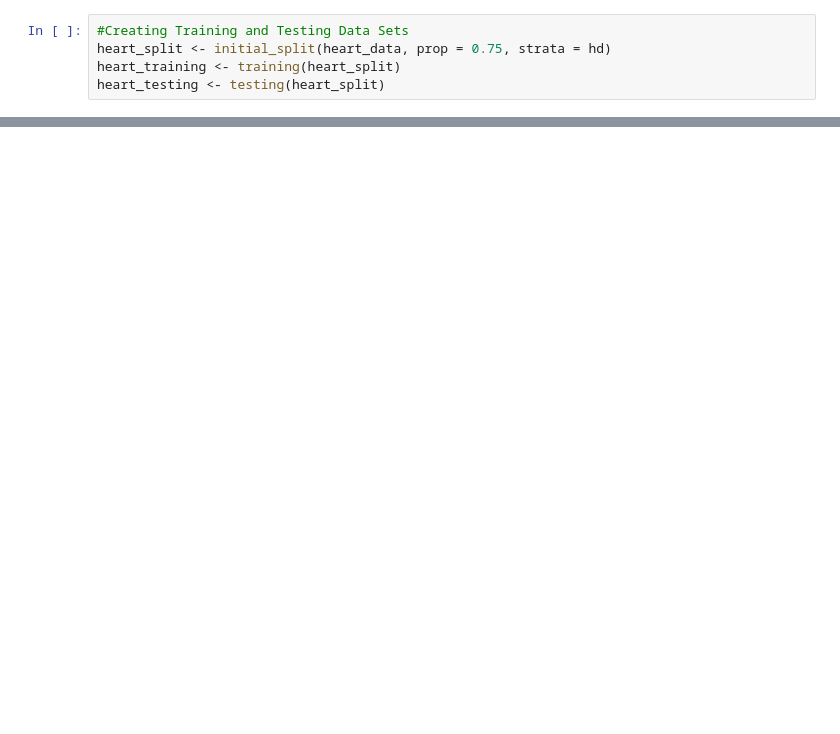
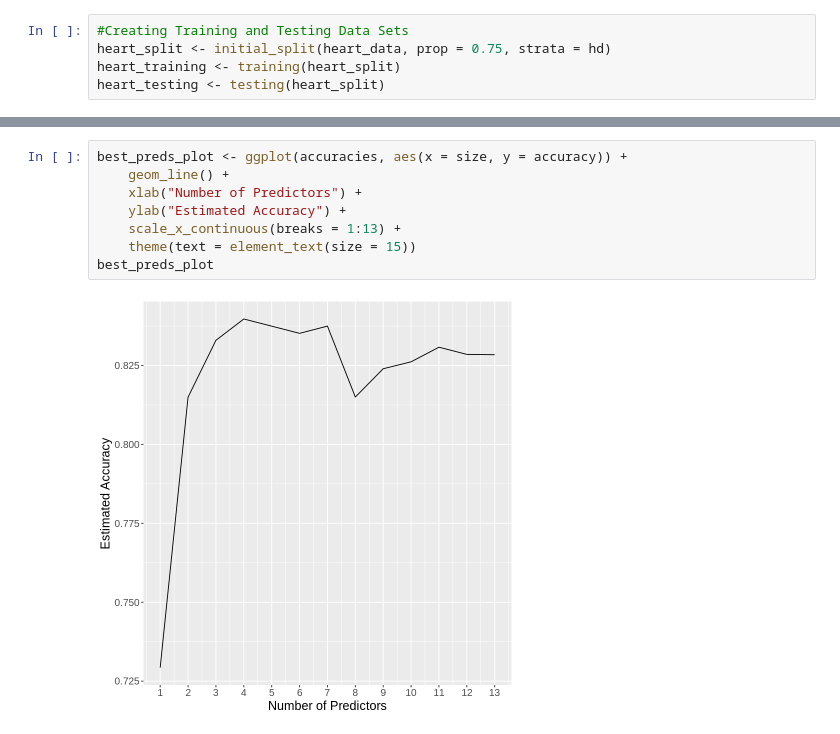
Before and after one commit to xenshreyas/Heart-Disease-Analysis, a Jupyter notebook: heart_data_analysis.ipynb, the cells around one changed output, grey strips where cells are left out. Drawn from its saved outputs; the diff is of its cells as text; blank space fills up the shorter version.

Commit message:
Found Best Predictors
Performed Forward Selection

```diff
--- a/heart_data_analysis.ipynb
+++ b/heart_data_analysis.ipynb
@@ -96,0 +180,10 @@ heart_testing <- testing(heart_split)
+# %%
+best_preds_plot <- ggplot(accuracies, aes(x = size, y = accuracy)) +
+    geom_line() +
+    xlab("Number of Predictors") +
+    ylab("Estimated Accuracy") +
+    scale_x_continuous(breaks = 1:13) +
+    theme(text = element_text(size = 15))
+best_preds_plot
+# %% [output]
+[figure, added]
```
Also changed, not shown: parts of 9 cells of this notebook.
